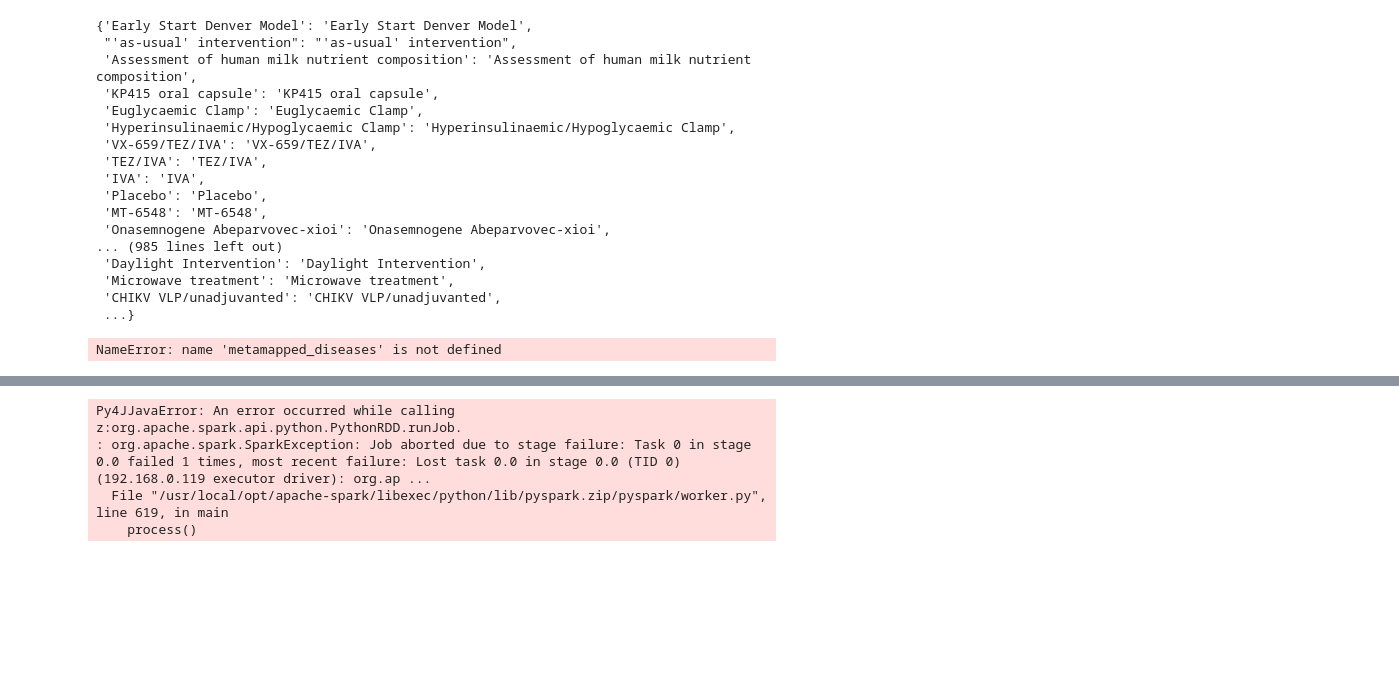
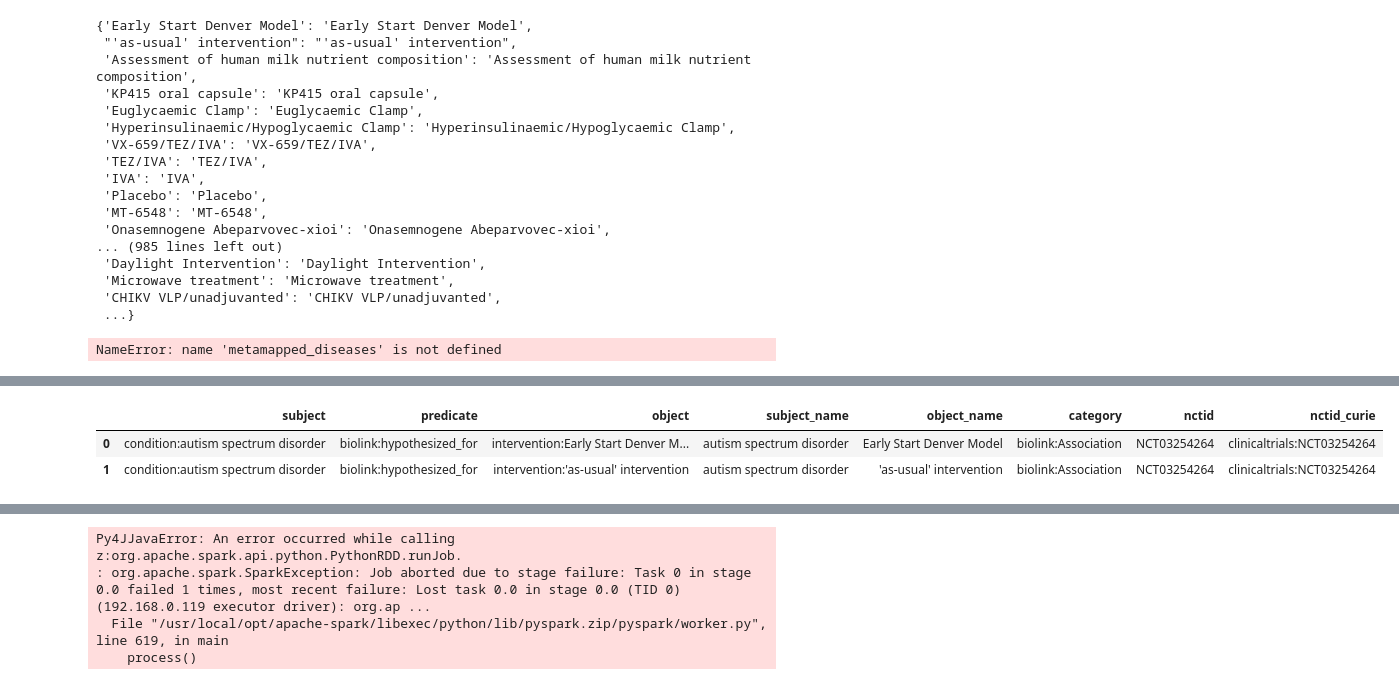
Before and after one commit to GitHubbit/Multiomics_ClinicalTrials_KP, a Jupyter notebook: Clinical_Trials_playground.ipynb, the cells around one changed output, grey strips where cells are left out. Cells and saved outputs as stored; diff of their text form; code cells hidden in the pictures; blank space fills up the shorter version.

```diff
--- a/Clinical_Trials_playground.ipynb
+++ b/Clinical_Trials_playground.ipynb
@@ -276,13 +268,13 @@ ct_extract
 # %%
 # recommedation to first format the output as close to sample as possible
 # %%
-ct_final = pd.DataFrame(columns=['subject','predicate','object','relation','subject_name','object_name','category'])
+ct_final = pd.DataFrame(columns=['subject','predicate','object','subject_name','object_name','category'])
 # no_col_names_df.columns = col_names_df.columns
 # chosen predicate = "related_to", bc "associated_with" implies a statistical relationship
 ct_final['subject'] = 'condition:' + ct_extract['con_downcase_name'].astype(str)
-ct_final['predicate'] = 'biolink:related_to biolink:clinically_demonstrated_to biolink: hypothesized_to'
+ct_final['predicate'] = 'biolink:hypothesized_for'
 ct_final['object'] = 'intervention:' + ct_extract['int_name'].astype(str)   # this will not all be RxNorm CURIEs since some interventions are not drugs
-ct_final['relation'] = 'RO:????'
+# ct_final['relation'] = 'RO:????'
 ct_final.subject_name = ct_extract.con_downcase_name
 ct_final.object_name = ct_extract.int_name
 ct_final.category = 'biolink:Association'
@@ -728,0 +713,6 @@ len(metamapped_interventions)
+# %%
+ct_final[:2]
+# %% [output]
+|  | subject | predicate | object | subject_name | object_name | category | nctid | nctid_curie |
+| 0 | condition:autism spectrum disorder | biolink:hypothesized_for | intervention:Early Start Denver M... | autism spectrum disorder | Early Start Denver Model | biolink:Association | NCT03254264 | clinicaltrials:NCT03254264 |
+| 1 | condition:autism spectrum disorder | biolink:hypothesized_for | intervention:'as-usual' intervention | autism spectrum disorder | 'as-usual' intervention | biolink:Association | NCT03254264 | clinicaltrials:NCT03254264 |
```
Also changed, not shown: parts of 33 cells of this notebook.
